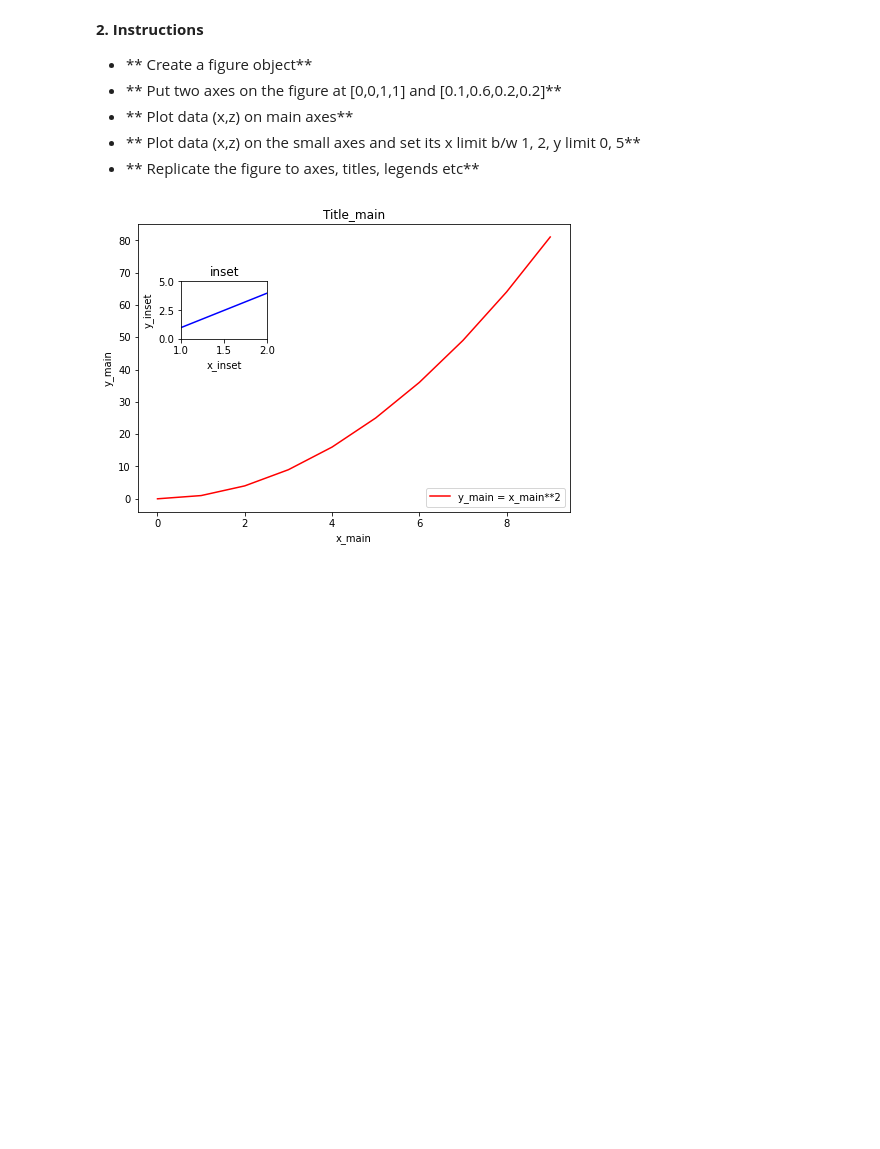
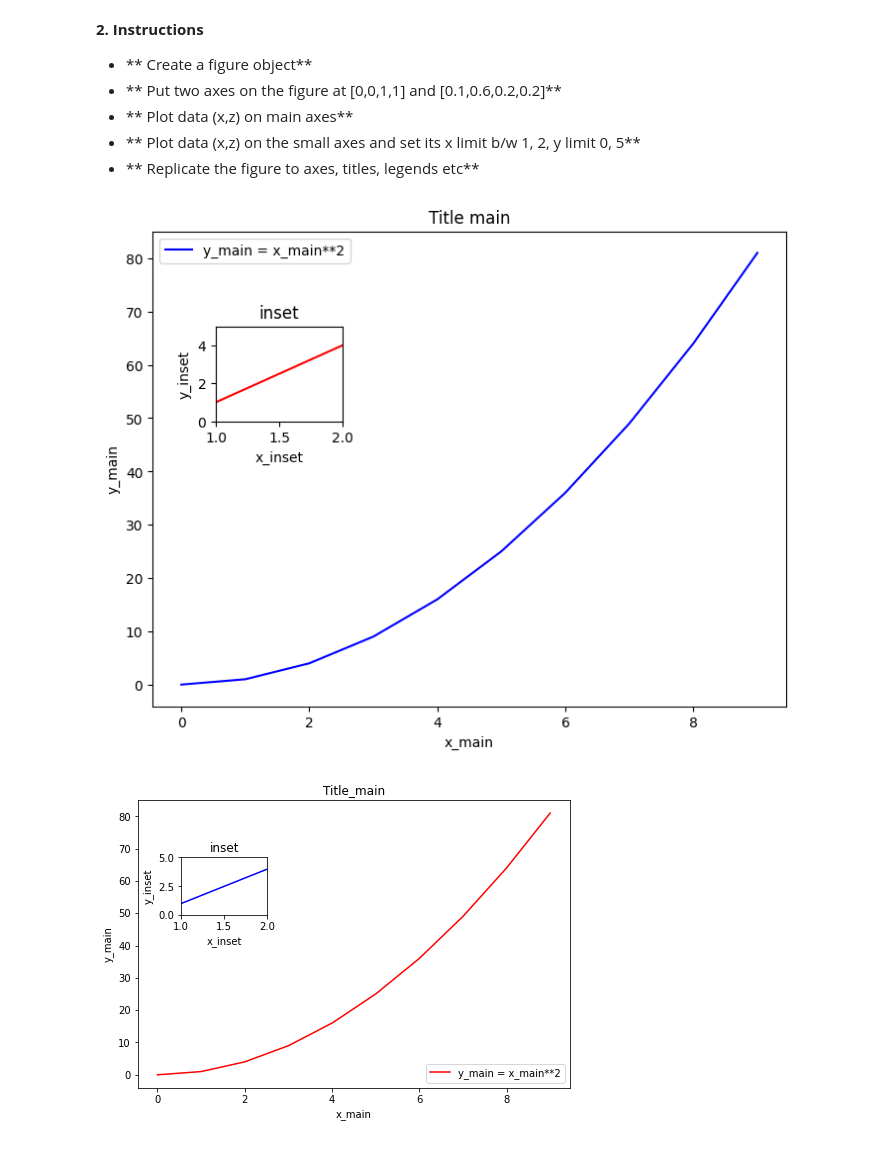
Before and after one commit to Ridzzz0Alam/Data_Science, a Jupyter notebook: Assignment_on_Module_8.ipynb, the cells around one changed output. Saved outputs shown, nothing was run; the diff lists cells and outputs as text; code cells hidden in the pictures; blank space fills up the shorter version.

```diff
--- a/Assignment_on_Module_8.ipynb
+++ b/Assignment_on_Module_8.ipynb
@@ -50,3 +67,24 @@ Match the output below:
+# %%
+fig = plt.figure()
+
+ax1 = fig.add_axes([0, 0, 1, 1])
+ax1.plot(x, z, 'b-', label='y_main = x_main**2')
+ax1.set_xlabel('x_main')
+ax1.set_ylabel('y_main')
+ax1.set_title('Title main')
+ax1.legend()
+
+ax2 = fig.add_axes([0.1, 0.6, 0.2, 0.2])
+ax2.plot(x, z, 'r-')
+ax2.set_xlim([1, 2])
+ax2.set_ylim([0, 5])
+ax2.set_xlabel('x_inset')
+ax2.set_ylabel('y_inset')
+ax2.set_title('inset')
+
+plt.show()
+# %% [output]
+[figure, added]
 # %% [markdown]
 ![image.png](embedded-picture-1)
 # %% [markdown]
```
Also changed, not shown: parts of 12 cells of this notebook.
